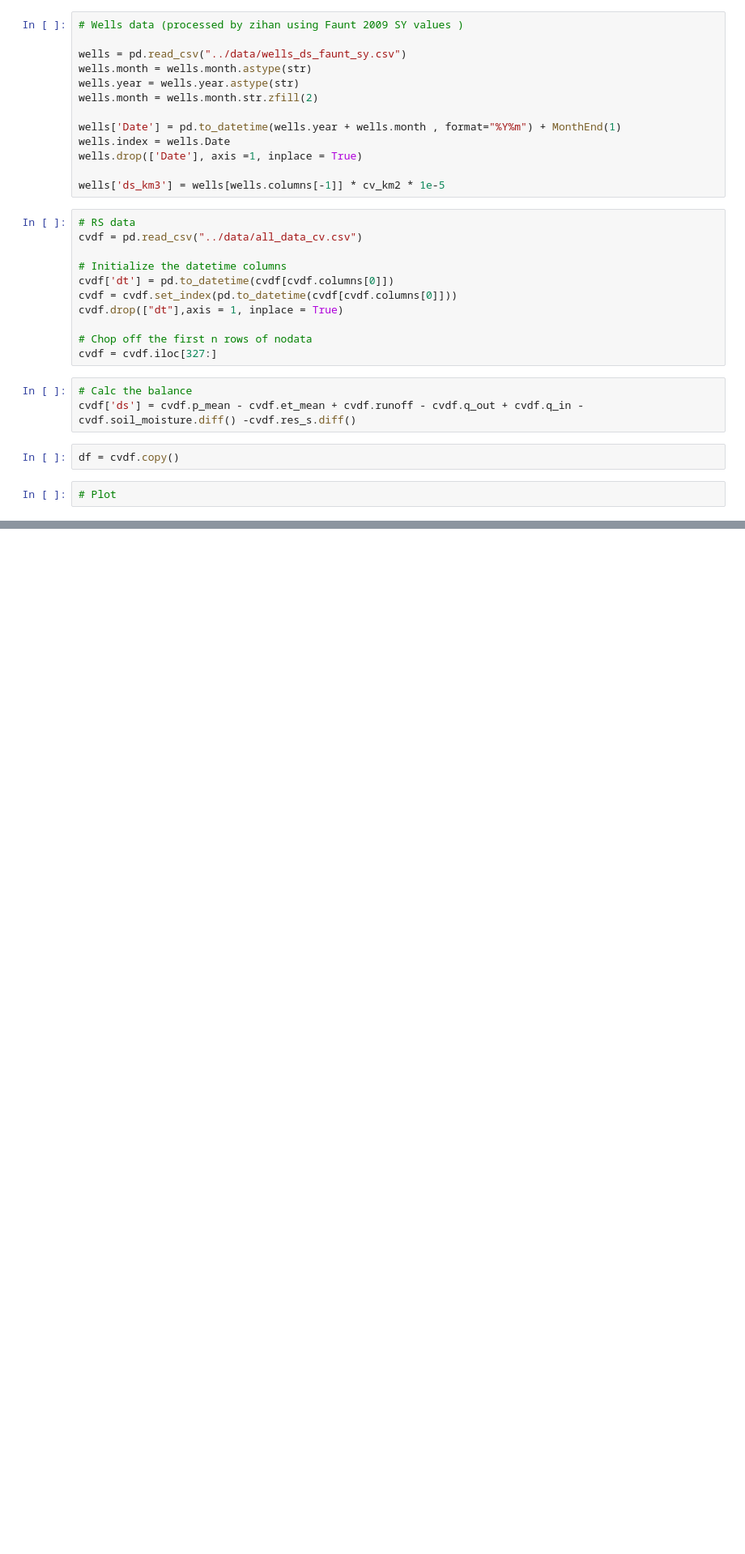
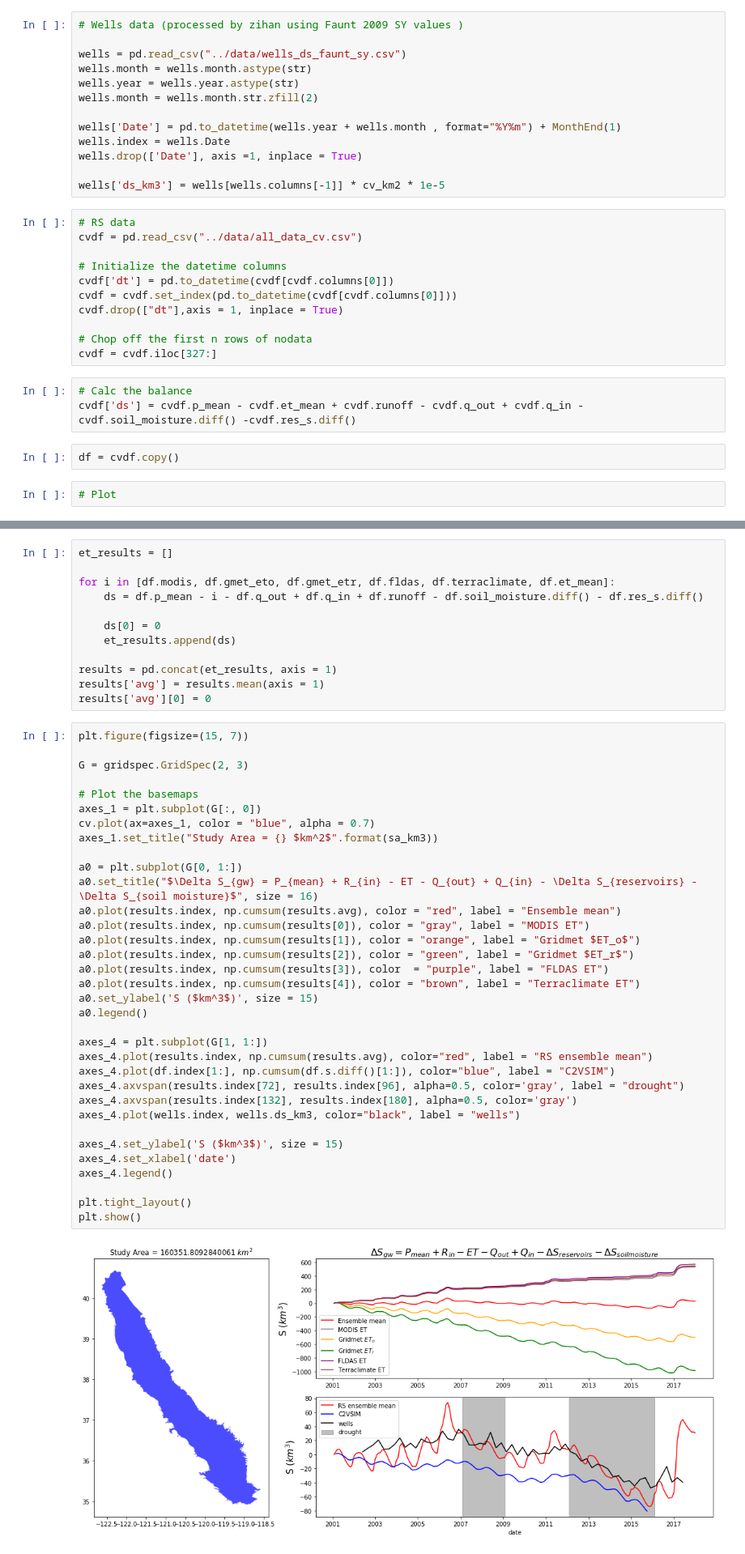
Before and after one commit to kashingtonDC/cvwbm, a Jupyter notebook: code/CV_balance.ipynb, the cells around one changed output, grey strips where cells are left out. Shown at 81% size. Drawn from its saved outputs; the diff is of its cells as text; blank space fills up the shorter version.

Commit message:
update cv balance well data

```diff
--- a/code/CV_balance.ipynb
+++ b/code/CV_balance.ipynb
@@ -127,0 +128,48 @@ plt.show()
+# %%
+et_results = []
+
+for i in [df.modis, df.gmet_eto, df.gmet_etr, df.fldas, df.terraclimate, df.et_mean]:
+    ds = df.p_mean - i - df.q_out + df.q_in + df.runoff - df.soil_moisture.diff() - df.res_s.diff()
+
+    ds[0] = 0
+    et_results.append(ds)
+
+results = pd.concat(et_results, axis = 1)
+results['avg'] = results.mean(axis = 1)
+results['avg'][0] = 0
+# %%
+plt.figure(figsize=(15, 7))
+
+G = gridspec.GridSpec(2, 3)
+
+# Plot the basemaps
+axes_1 = plt.subplot(G[:, 0])
+cv.plot(ax=axes_1, color = "blue", alpha = 0.7)
+axes_1.set_title("Study Area = {} $km^2$".format(sa_km3))
+
+a0 = plt.subplot(G[0, 1:])
+a0.set_title("$\Delta S_{gw} = P_{mean} + R_{in} - ET - Q_{out} + Q_{in} - \Delta S_{reservoirs} - \Delta S_{soil moisture}$", size = 16)
+a0.plot(results.index, np.cumsum(results.avg), color = "red", label = "Ensemble mean")
+a0.plot(results.index, np.cumsum(results[0]), color = "gray", label = "MODIS ET")
+a0.plot(results.index, np.cumsum(results[1]), color = "orange", label = "Gridmet $ET_o$")
+a0.plot(results.index, np.cumsum(results[2]), color = "green", label = "Gridmet $ET_r$")
+a0.plot(results.index, np.cumsum(results[3]), color  = "purple", label = "FLDAS ET")
+a0.plot(results.index, np.cumsum(results[4]), color = "brown", label = "Terraclimate ET")
+a0.set_ylabel('S ($km^3$)', size = 15)
+a0.legend()
+
+axes_4 = plt.subplot(G[1, 1:])
+axes_4.plot(results.index, np.cumsum(results.avg), color="red", label = "RS ensemble mean")
+axes_4.plot(df.index[1:], np.cumsum(df.s.diff()[1:]), color="blue", label = "C2VSIM")
+axes_4.axvspan(results.index[72], results.index[96], alpha=0.5, color='gray', label = "drought")
+axes_4.axvspan(results.index[132], results.index[180], alpha=0.5, color='gray')
+axes_4.plot(wells.index, wells.ds_km3, color="black", label = "wells")
+
+axes_4.set_ylabel('S ($km^3$)', size = 15)
+axes_4.set_xlabel('date')
+axes_4.legend()
+
+plt.tight_layout()
+plt.show()
+# %% [output]
+[figure, added]
```
Also changed, not shown: parts of 2 cells of this notebook.
